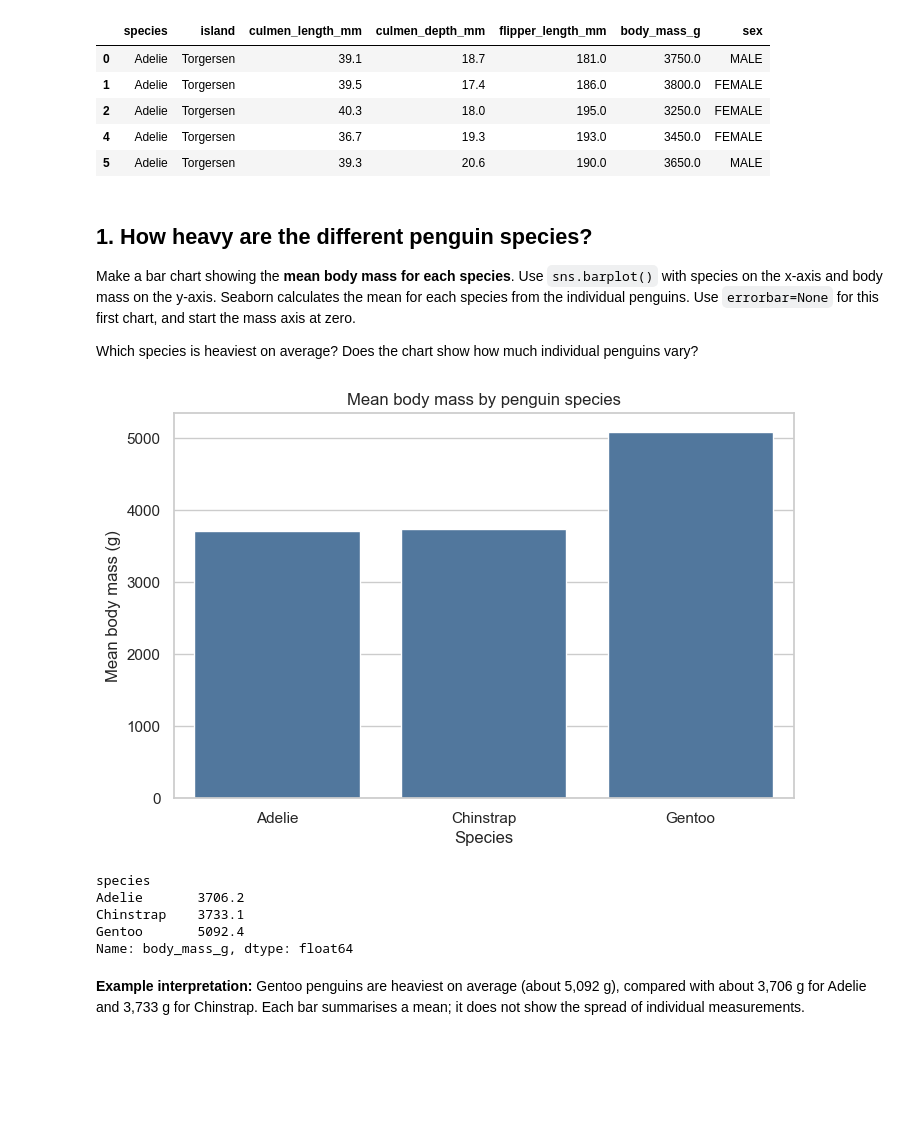
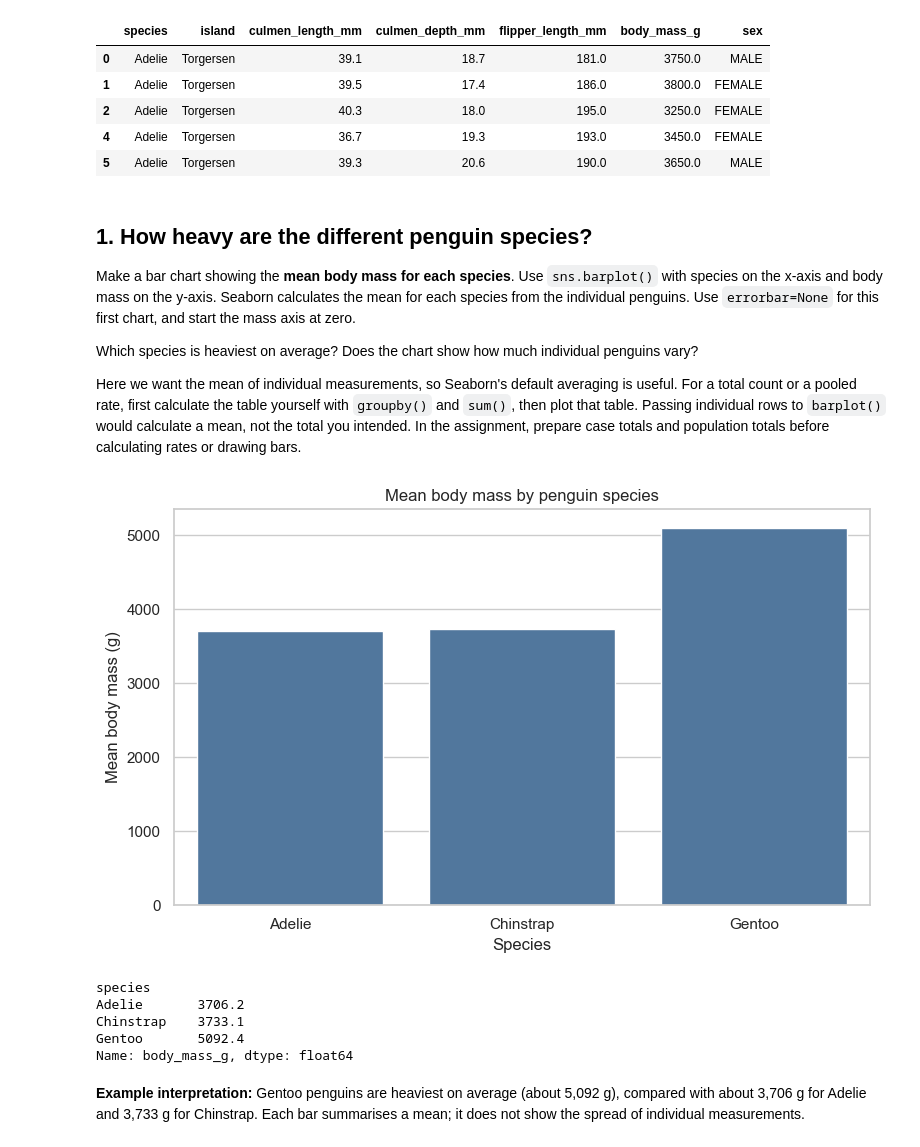
Before and after one commit to j-ales/PN4106_2026_27, a Jupyter notebook: week_5/ANSWERS_05-Visualising-Data-with-Seaborn.ipynb, the cells around one changed output. Saved outputs shown, nothing was run; the diff lists cells and outputs as text; code cells hidden in the pictures; blank space fills up the shorter version.

```diff
--- a/week_5/ANSWERS_05-Visualising-Data-with-Seaborn.ipynb
+++ b/week_5/ANSWERS_05-Visualising-Data-with-Seaborn.ipynb
@@ -57,17 +57,28 @@ Seaborn calculates the mean for each species from the individual penguins.
 Use `errorbar=None` for this first chart, and start the mass axis at zero.
 
 Which species is heaviest on average? Does the chart show how much individual penguins vary?
+
+Here we want the mean of individual measurements, so Seaborn's default averaging is useful.
+For a total count or a pooled rate, first calculate the table yourself with `groupby()` and
+`sum()`, then plot that table. Passing individual rows to `barplot()` would calculate a mean,
+not the total you intended. In the assignment, prepare case totals and population totals
+before calculating rates or drawing bars.
 # %%
+# Create a figure and an axes object to label and customise.
 fig, ax = plt.subplots(figsize=(8, 5))
+# Each bar is the mean of the penguins in that species, not their total mass.
 sns.barplot(data=penguins_df, x="species", y="body_mass_g",
             color="#4477AA", errorbar=None, ax=ax)
+# Label what is measured and include the units.
 ax.set(title="Mean body mass by penguin species", xlabel="Species",
        ylabel="Mean body mass (g)", ylim=(0, None))
+# Fit the labels within the figure, then display it.
+fig.tight_layout()
 plt.show()
 
 penguins_df.groupby("species")["body_mass_g"].mean().round(1)
 # %% [output]
-[figure, old version]
+[figure, new version]
 species
 Adelie       3706.2
 Chinstrap    3733.1
```
Also changed, not shown: parts of 11 cells of this notebook, 2 other files.
